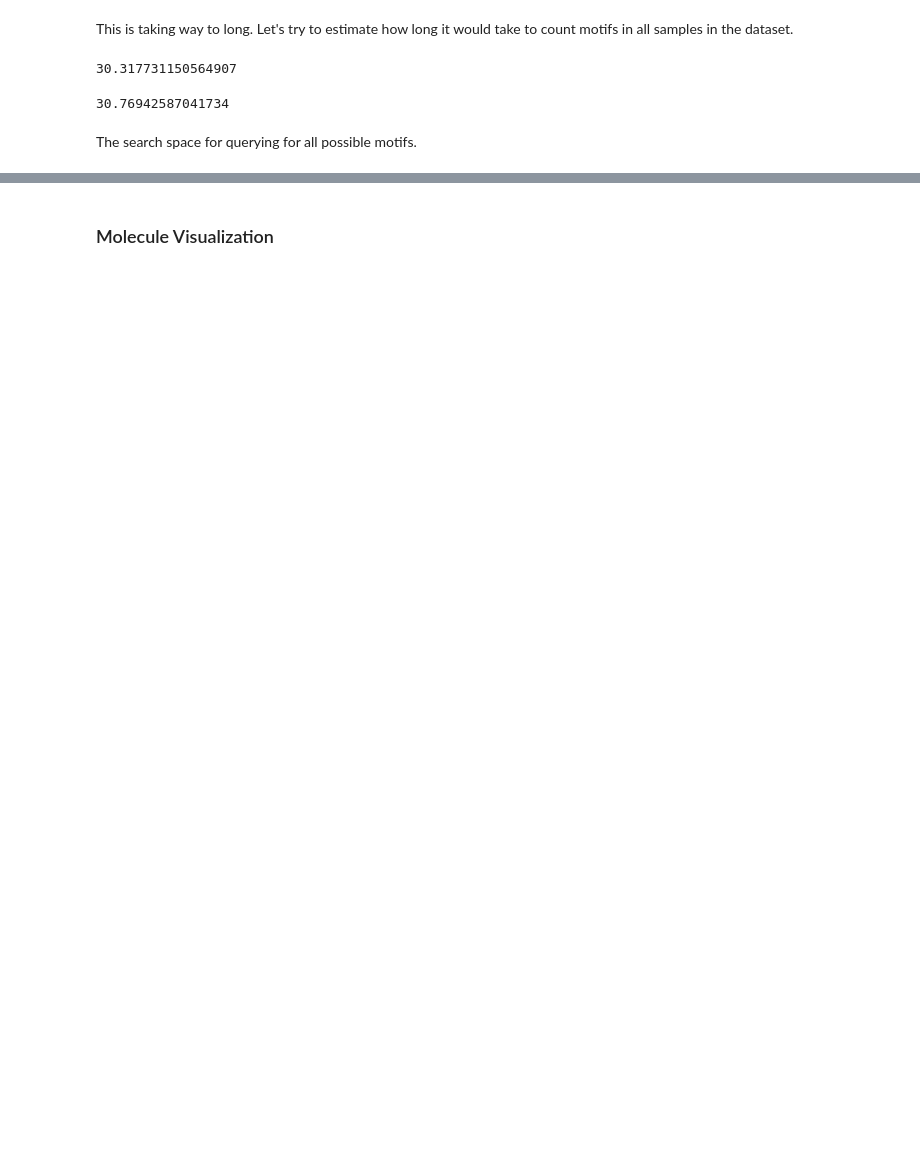
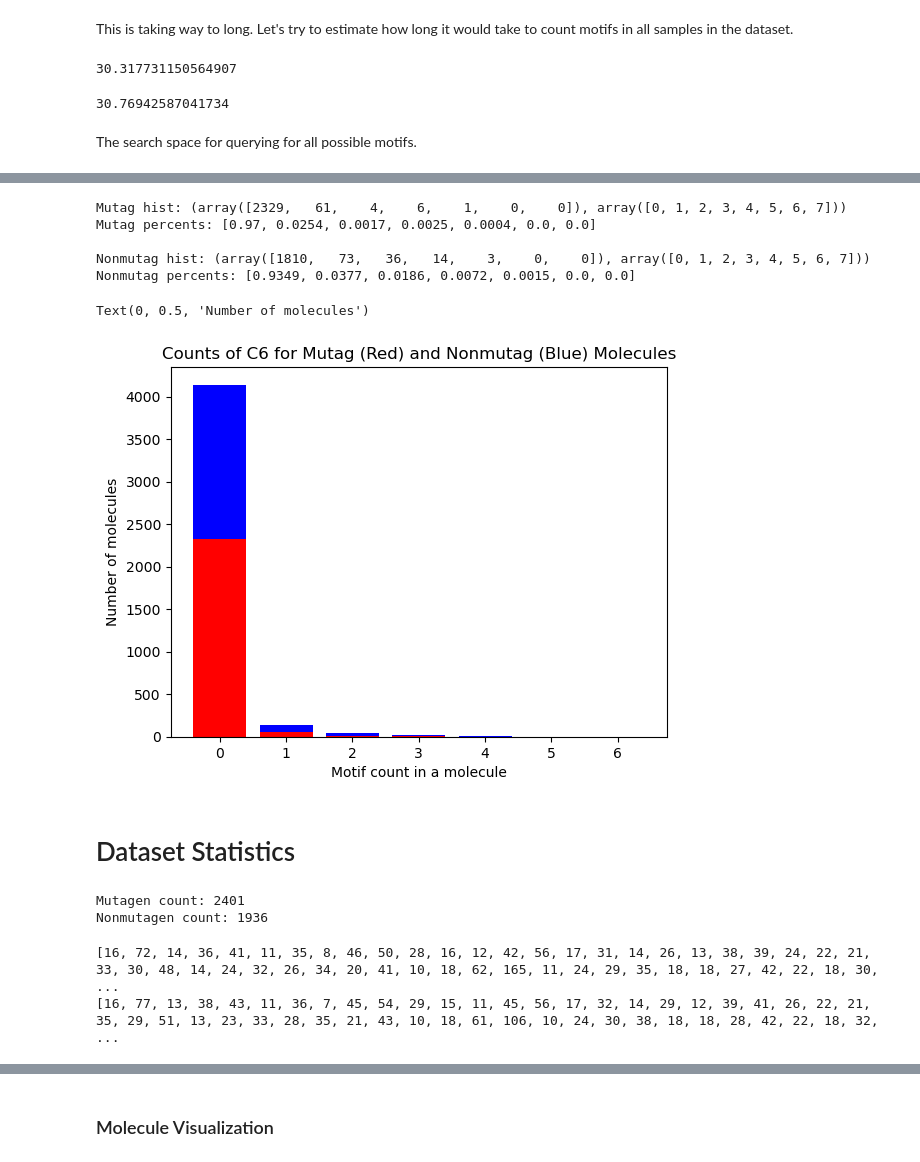
Before and after one commit to vladnotandrei/vip-interpretable-graph-classification, a Jupyter notebook: experiments/query_engineering.ipynb, the cells around one changed output, grey strips where cells are left out. Saved outputs shown, nothing was run; the diff lists cells and outputs as text; code cells hidden in the pictures; blank space fills up the shorter version.

```diff
--- a/experiments/query_engineering.ipynb
+++ b/experiments/query_engineering.ipynb
@@ -205,0 +375,56 @@ print(f'{val:,d}')
+# %%
+# C6
+mutag_motif_counts = mutag_c6_counts
+nonmutag_motif_counts = nonmutag_c6_counts
+
+mutag_motif_counts = np.array(mutag_motif_counts)
+mutag_hist = np.histogram(mutag_motif_counts, bins=range(min_count, max_count+2))
+mutag_percents = [round(float(val / mutag_hist[0].sum()), 4) for val in mutag_hist[0]]
+print(f'Mutag hist: {mutag_hist}')
+print(f'Mutag percents: {mutag_percents}')
+print()
+
+nonmutag_motif_counts = np.array(nonmutag_motif_counts)
+nonmutag_hist = np.histogram(nonmutag_motif_counts, bins=range(min_count, max_count+2))
+nonmutag_percents = [round(float(val / nonmutag_hist[0].sum()), 4) for val in nonmutag_hist[0]]
+print(f'Nonmutag hist: {nonmutag_hist}')
+print(f'Nonmutag percents: {nonmutag_percents}')
+# %% [output]
+Mutag hist: (array([2329,   61,    4,    6,    1,    0,    0]), array([0, 1, 2, 3, 4, 5, 6, 7]))
+Mutag percents: [0.97, 0.0254, 0.0017, 0.0025, 0.0004, 0.0, 0.0]
+
+Nonmutag hist: (array([1810,   73,   36,   14,    3,    0,    0]), array([0, 1, 2, 3, 4, 5, 6, 7]))
+Nonmutag percents: [0.9349, 0.0377, 0.0186, 0.0072, 0.0015, 0.0, 0.0]
+# %%
+# C6
+fig, ax = plt.subplots()
+
+x = range(min_count, max_count+1)
+y_mutag = mutag_hist[0]
+y_nonmutag = nonmutag_hist[0]
+
+ax.bar(x, y_mutag, color='r')
+ax.bar(x, y_nonmutag, bottom=y_mutag, color='b')
+ax.set_title('Counts of C6 for Mutag (Red) and Nonmutag (Blue) Molecules')
+ax.set_xlabel('Motif count in a molecule')
+ax.set_ylabel('Number of molecules')
+# %% [output]
+Text(0, 0.5, 'Number of molecules')
+[figure, added]
+# %% [markdown]
+# Dataset Statistics
+# %%
+# Class balance in dataset
+mutag_count = 0
+nonmutag_count = 0
+for data in dataset:
+    if data.mutagenicity == 'mutagen':
+        mutag_count += 1
+    elif data.mutagenicity == 'nonmutagen':
+        nonmutag_count += 1
+
+print(f'Mutagen count: {mutag_count}')
+print(f'Nonmutagen count: {nonmutag_count}')
+# %% [output]
+Mutagen count: 2401
+Nonmutagen count: 1936
@@ -205,0 +438,6 @@ print(f'{val:,d}')
+# %%
+print(num_nodes)
+print(num_edges)
+# %% [output]
+[16, 72, 14, 36, 41, 11, 35, 8, 46, 50, 28, 16, 12, 42, 56, 17, 31, 14, 26, 13, 38, 39, 24, 22, 21, 33, 30, 48, 14, 24, 32, 26, 34, 20, 41, 10, 18, 62, 165, 11, 24, 29, 35, 18, 18, 27, 42, 22, 18, 30, ...
+[16, 77, 13, 38, 43, 11, 36, 7, 45, 54, 29, 15, 11, 45, 56, 17, 32, 14, 29, 12, 39, 41, 26, 22, 21, 35, 29, 51, 13, 23, 33, 28, 35, 21, 43, 10, 18, 61, 106, 10, 24, 30, 38, 18, 18, 28, 42, 22, 18, 32, ...
```
Also changed, not shown: parts of 29 cells of this notebook.
